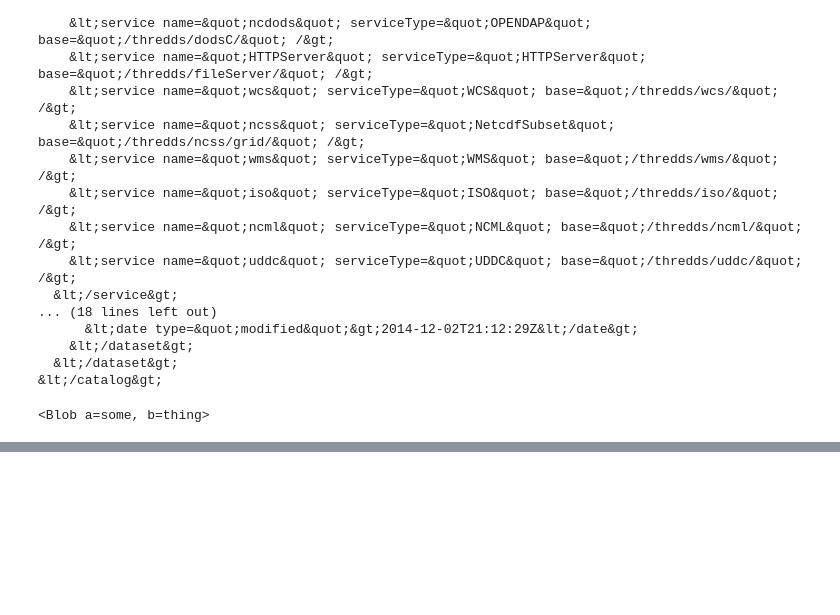
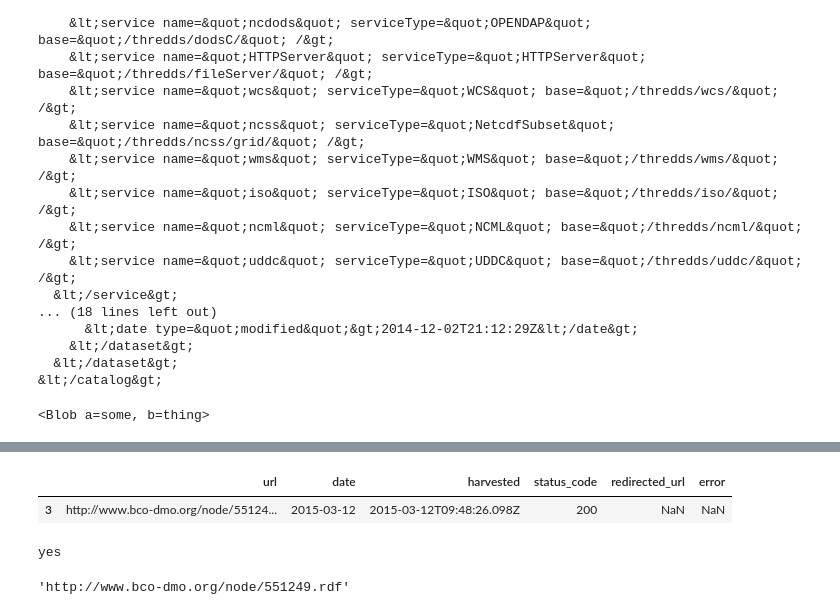
Before and after one commit to b-cube/semantics-preprocessing, a Jupyter notebook: notebooks/Working Notes.ipynb, the cells around one changed output, grey strips where cells are left out. Cells and saved outputs as stored; diff of their text form; code cells hidden in the pictures; blank space fills up the shorter version.

```diff
--- a/notebooks/Working Notes.ipynb
+++ b/notebooks/Working Notes.ipynb
@@ -578,0 +603,21 @@ w
+# %%
+import pandas as pd
+
+df = pd.read_csv('harvest_linkrot_20150504-1940_date_processed.csv', na_values='MISSING')
+status = int(df.query('url == "http://www.bco-dmo.org/node/551249.rdf"')['status_code'])
+
+row = df.query('url == "http://www.bco-dmo.org/node/551249.rdf"')
+# %%
+row
+# %% [output]
+|  | url | date | harvested | status_code | redirected_url | error |
+| 3 | http://www.bco-dmo.org/node/55124... | 2015-03-12 | 2015-03-12T09:48:26.098Z | 200 | NaN | NaN |
+# %%
+if pd.isnull(row['error']).bool():
+    print 'yes'
+# %% [output]
+yes
+# %%
+row.iloc[0]['url']
+# %% [output]
+'http://www.bco-dmo.org/node/551249.rdf'
```
Also changed, not shown: parts of 6 cells of this notebook, 6 other files.
